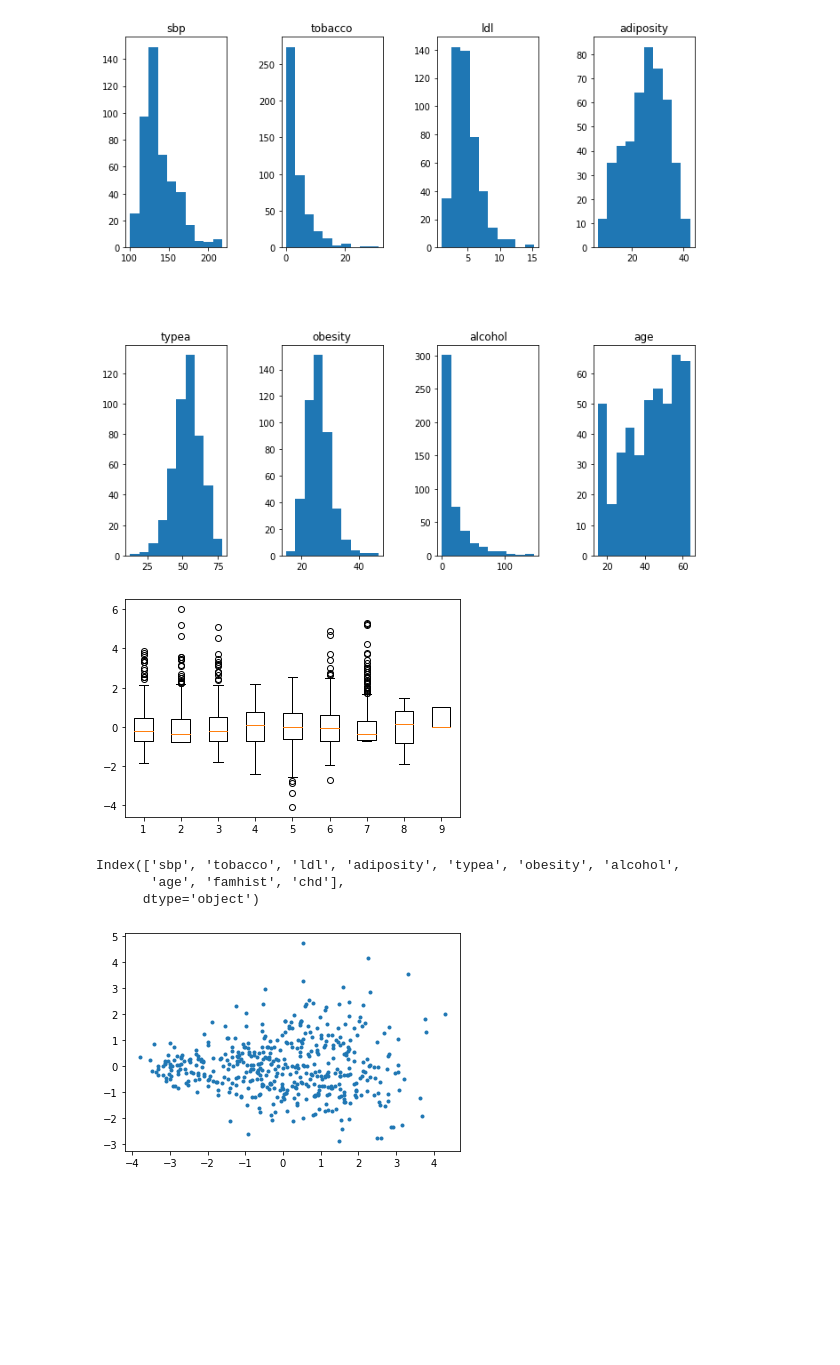
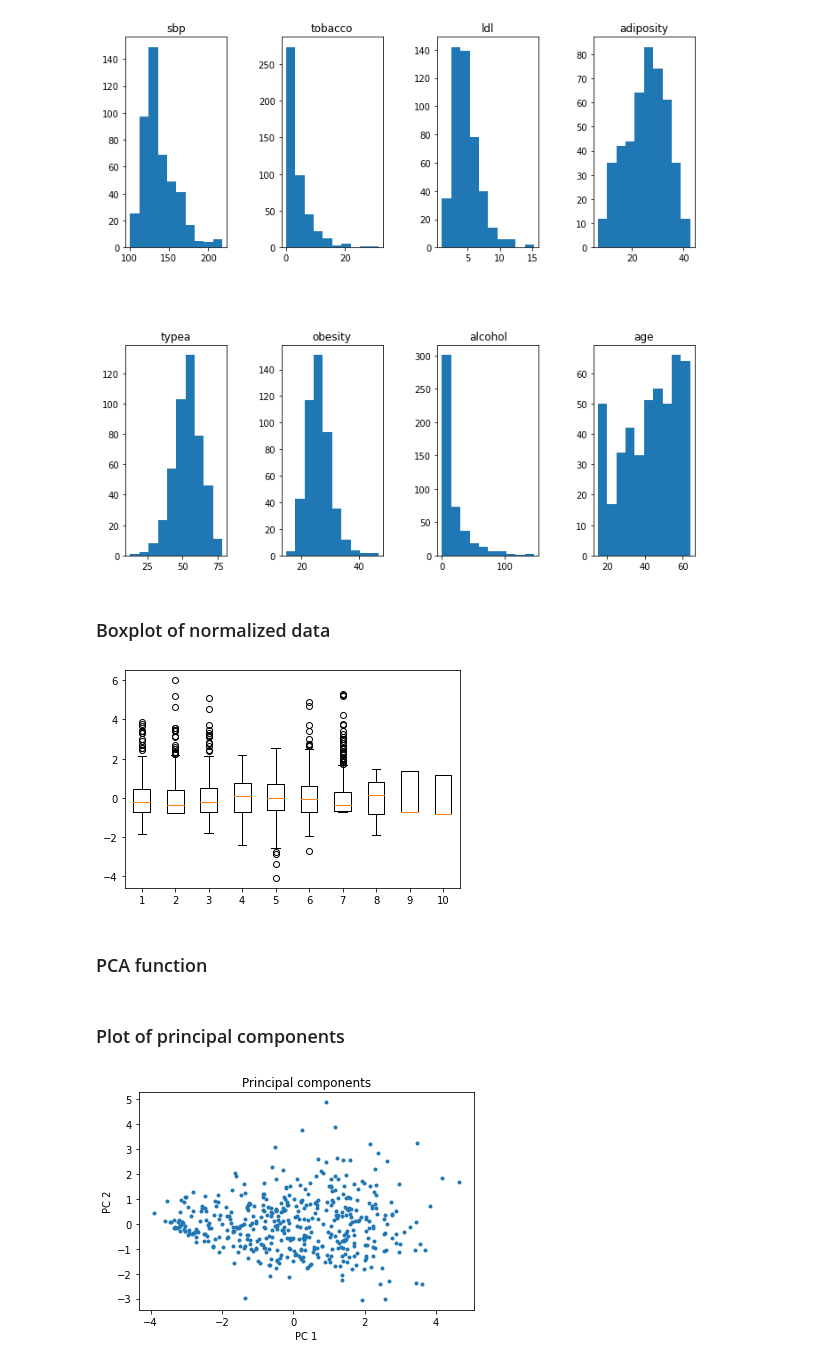
Before and after one commit to jozgu/SourhtAfricaHealthProject, a Jupyter notebook: assignment1.ipynb, the cells around one changed output. Drawn from its saved outputs; the diff is of its cells as text; code cells hidden in the pictures; blank space fills up the shorter version.

```diff
--- a/assignment1.ipynb
+++ b/assignment1.ipynb
@@ -56,29 +64,23 @@ fig.set_figwidth(10)
 plt.show()
 # %% [output]
 [figure]
+# %% [markdown]
+### Boxplot of normalized data
 # %%
-cont_cols = ['sbp', 'tobacco', 'ldl', 'adiposity', 'typea', 'obesity', 'alcohol', 'age']
+cont_cols = ['sbp', 'tobacco', 'ldl', 'adiposity', 'typea', 'obesity', 'alcohol', 'age', 'chd']
 cont_data = pd.DataFrame([file[col] for col in cont_cols]).T
 famhist = [1 if val == 'Present' else 0 for val in file['famhist']]
+cont_data['famhist'] = famhist
 cont_data = pd.DataFrame(zscore(cont_data, ddof=1))
+cont_cols.append('famhist')
 cont_data.columns = cont_cols
-cont_data['famhist'] = famhist
+
 plt.boxplot(cont_data)
 plt.show()
 # %% [output]
-[figure, old version]
+[figure, new version]
-# %%
-temp = cont_data.copy()
-temp['chd'] = file['chd']
-temp.columns
-# temp = np.array(temp.cov())
-# import array_to_latex as a2l
-# A = np.array(temp)
-# a2l.to_ltx(A, arraytype = 'array')
-# %% [output]
-Index(['sbp', 'tobacco', 'ldl', 'adiposity', 'typea', 'obesity', 'alcohol',
-       'age', 'famhist', 'chd'],
-      dtype='object')
+# %% [markdown]
+### PCA function
 # %%
 from sklearn.decomposition import PCA
 n_components = 2
@@ -88,5 +91,10 @@ pcs = [pc for pc in pcsT.T]
+# %% [markdown]
+### Plot of principal components
 # %%
 plt.plot(pcs[0], pcs[1], '.')
+plt.title("Principal components")
+plt.xlabel("PC 1")
+plt.ylabel("PC 2")
 plt.show()
 # %% [output]
-[figure, old version]
+[figure, new version]
```
Also changed, not shown: parts of 12 cells of this notebook.
